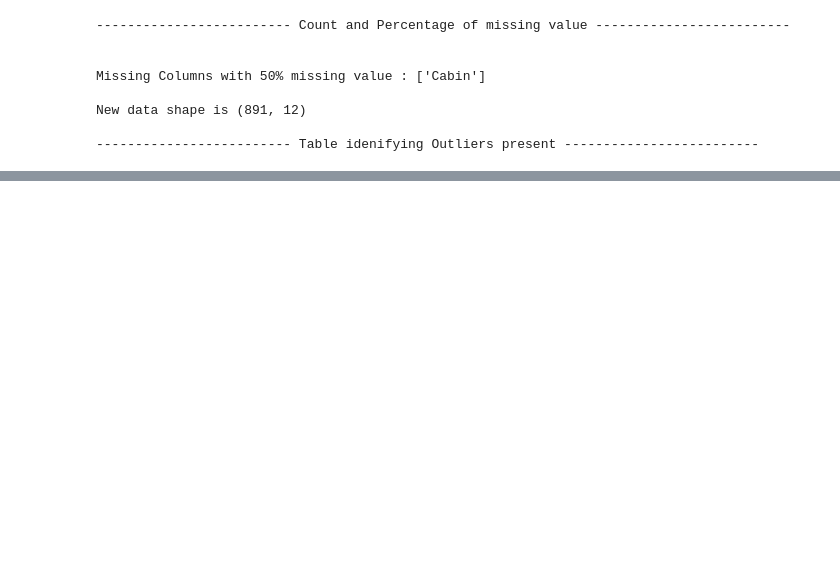
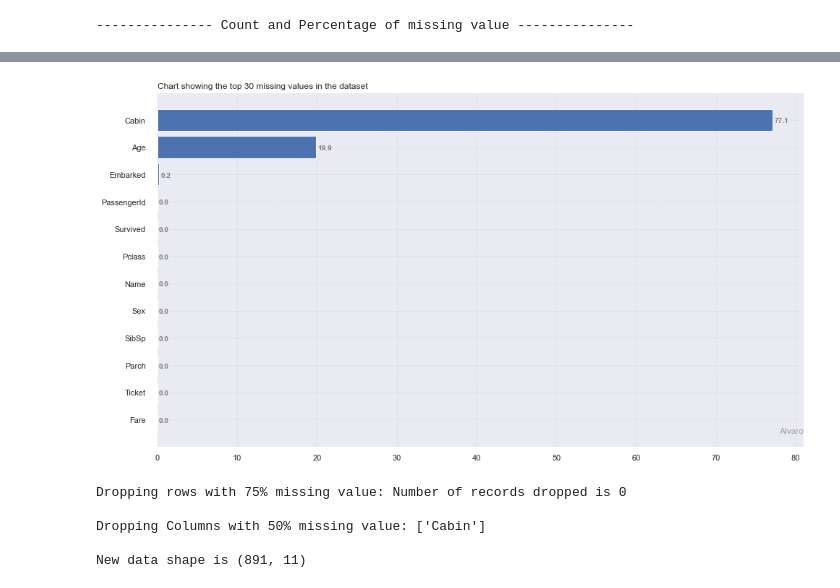
Before and after one commit to AdesholaAfolabi/slik_python_package, a Jupyter notebook: examples/titanic.ipynb, the cells around one changed output, grey strips where cells are left out. Cells and saved outputs as stored; diff of their text form; code cells hidden in the pictures; blank space fills up the shorter version.

```diff
--- a/examples/titanic.ipynb
+++ b/examples/titanic.ipynb
@@ -26,12 +93,5 @@ pp.check_nan(train,plot=True)
 # %%
 data = pp.handle_nan(dataframe=train,target_name='Survived',strategy='mean',fillna='mode',
-                     drop_outliers=True,thresh_x=75,thresh_y=50)
+                     drop_outliers=False,thresh_x=75,thresh_y=50,display_inline=False)
 # %% [output]
-------------------------- Count and Percentage of missing value -------------------------
-
-
-Missing Columns with 50% missing value : ['Cabin']
-
-New data shape is (891, 12)
-
-------------------------- Table idenifying Outliers present -------------------------
+--------------- Count and Percentage of missing value ---------------
@@ -50 +98,7 @@ New data shape is (891, 12)
+[figure, added]
+Dropping rows with 75% missing value: Number of records dropped is 0
+
+Dropping Columns with 50% missing value: ['Cabin']
+
+New data shape is (891, 11)
 # %%
```
Also changed, not shown: parts of 14 cells of this notebook, 5 other files.
